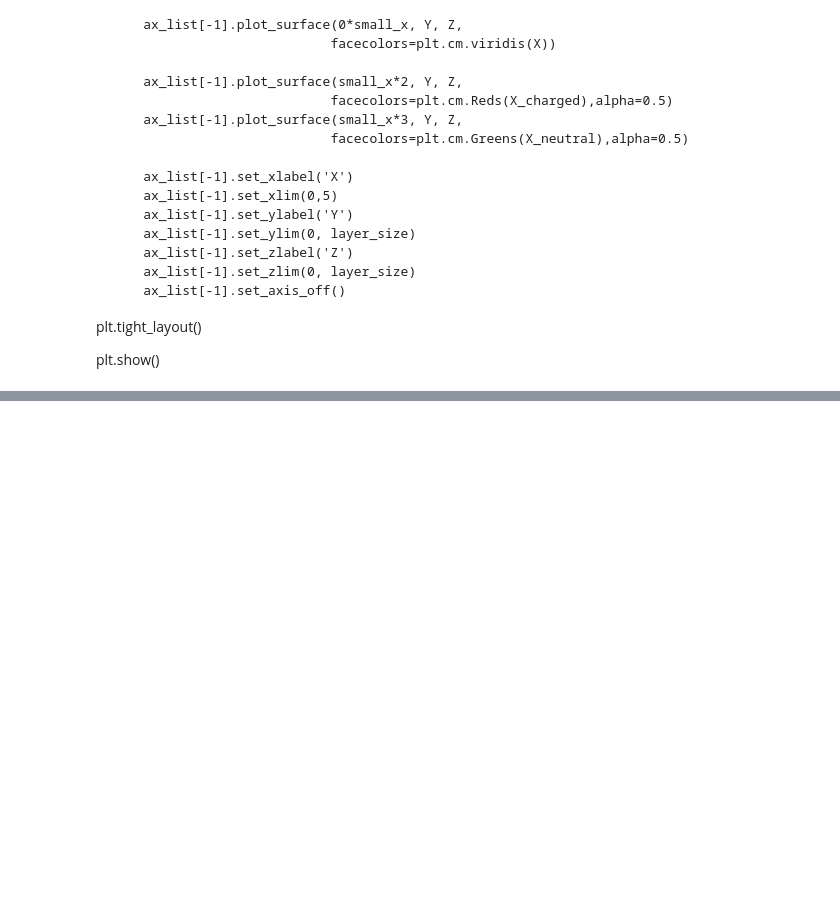
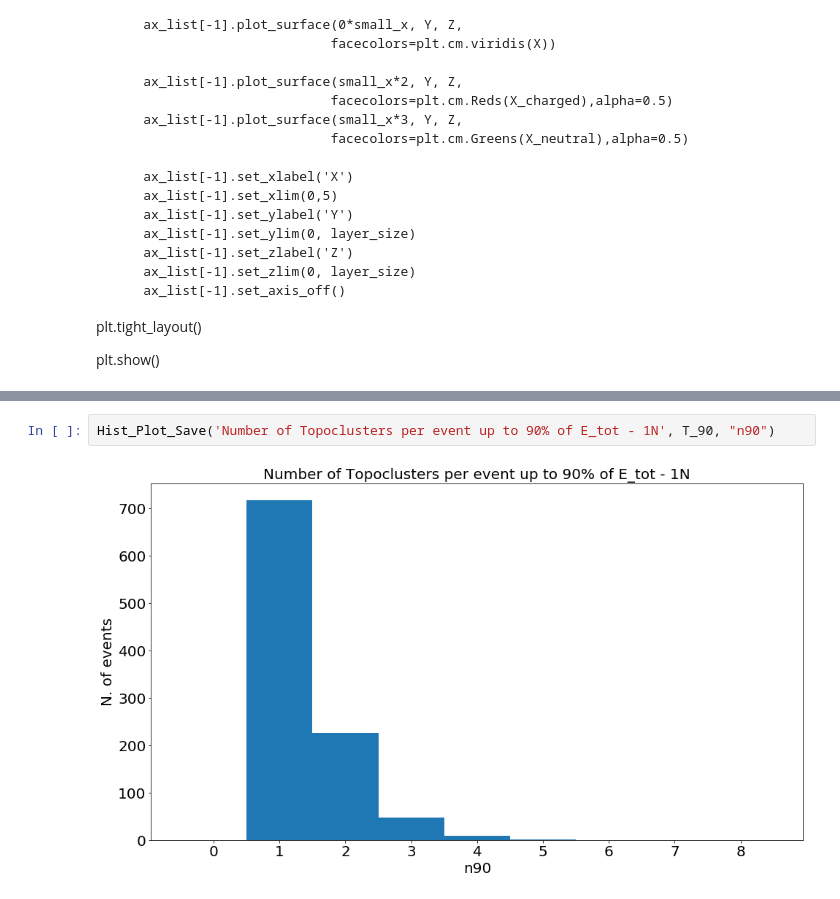
Before and after one commit to sanmayphy/ENERGYFLOW_ML, a Jupyter notebook: DataExploration/Validation_Topo.ipynb, the cells around one changed output, grey strips where cells are left out. Drawn from its saved outputs; the diff is of its cells as text; blank space fills up the shorter version.

```diff
--- a/DataExploration/Validation_Topo.ipynb
+++ b/DataExploration/Validation_Topo.ipynb
@@ -267,0 +309,4 @@ plt.show()
+# %%
+Hist_Plot_Save('Number of Topoclusters per event up to 90% of E_tot - 1N', T_90, "n90")
+# %% [output]
+[figure, added]
```
Also changed, not shown: parts of 25 cells of this notebook, 4 other files.
